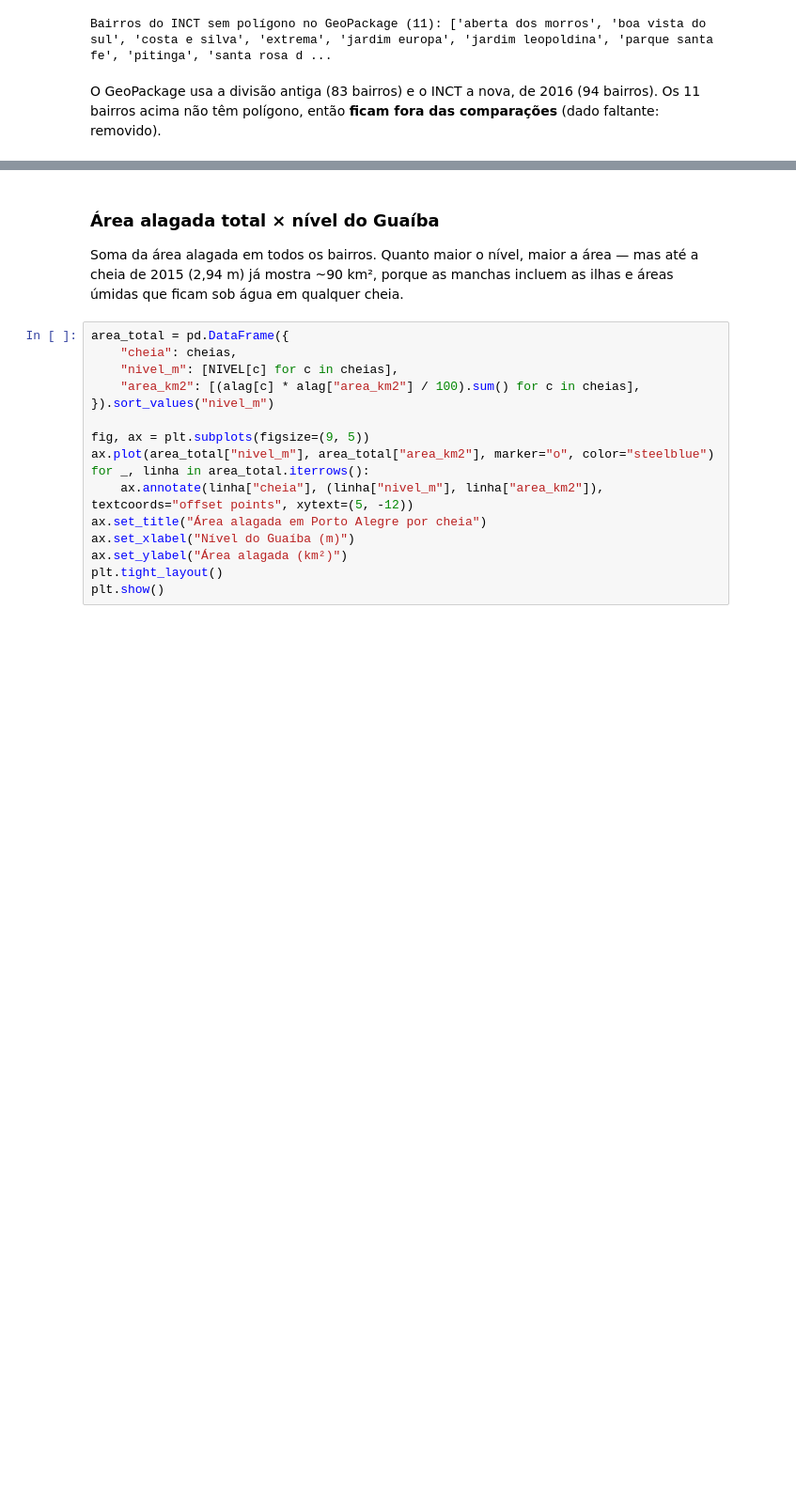
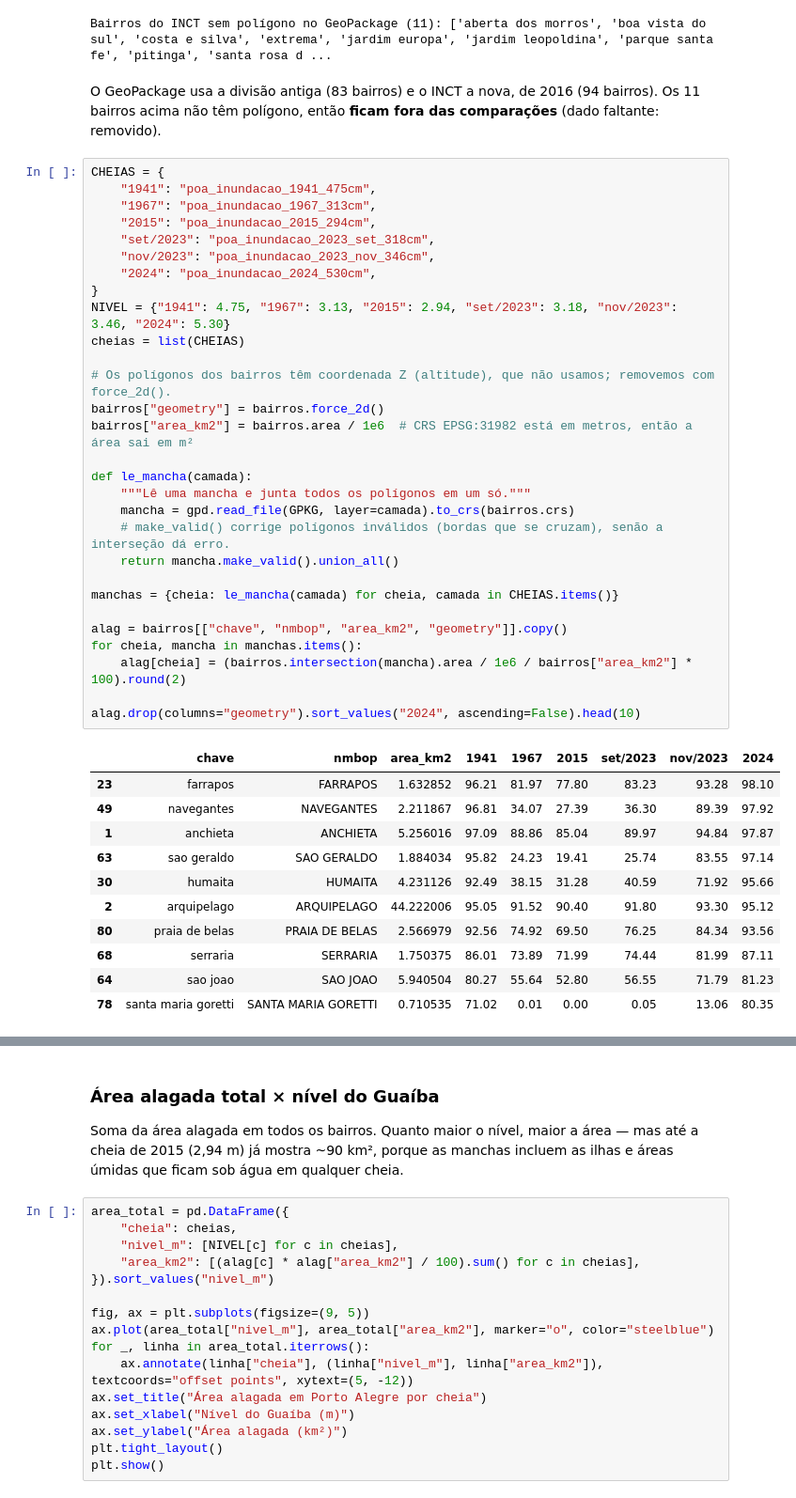
Before and after one commit to FernandoJungLau/projeto-enchentes, a Jupyter notebook: notebooks/analise_exploratoria_zenodo.ipynb, the cells around one changed output, grey strips where cells are left out. Shown at 94% size. Saved outputs shown, nothing was run; the diff lists cells and outputs as text; blank space fills up the shorter version.

```diff
--- a/notebooks/analise_exploratoria_zenodo.ipynb
+++ b/notebooks/analise_exploratoria_zenodo.ipynb
@@ -72,3 +70,44 @@ Bairros do INCT sem polígono no GeoPackage (11): ['aberta dos morros', 'boa vis
 # %% [markdown]
 O GeoPackage usa a divisão antiga (83 bairros) e o INCT a nova, de 2016 (94 bairros).
 Os 11 bairros acima não têm polígono, então **ficam fora das comparações** (dado faltante: removido).
+# %%
+CHEIAS = {
+    "1941": "poa_inundacao_1941_475cm",
+    "1967": "poa_inundacao_1967_313cm",
+    "2015": "poa_inundacao_2015_294cm",
+    "set/2023": "poa_inundacao_2023_set_318cm",
+    "nov/2023": "poa_inundacao_2023_nov_346cm",
+    "2024": "poa_inundacao_2024_530cm",
+}
+NIVEL = {"1941": 4.75, "1967": 3.13, "2015": 2.94, "set/2023": 3.18, "nov/2023": 3.46, "2024": 5.30}
+cheias = list(CHEIAS)
+
+# Os polígonos dos bairros têm coordenada Z (altitude), que não usamos; removemos com force_2d().
+bairros["geometry"] = bairros.force_2d()
+bairros["area_km2"] = bairros.area / 1e6  # CRS EPSG:31982 está em metros, então a área sai em m²
+
+def le_mancha(camada):
+    """Lê uma mancha e junta todos os polígonos em um só."""
+    mancha = gpd.read_file(GPKG, layer=camada).to_crs(bairros.crs)
+    # make_valid() corrige polígonos inválidos (bordas que se cruzam), senão a interseção dá erro.
+    return mancha.make_valid().union_all()
+
+manchas = {cheia: le_mancha(camada) for cheia, camada in CHEIAS.items()}
+
+alag = bairros[["chave", "nmbop", "area_km2", "geometry"]].copy()
+for cheia, mancha in manchas.items():
+    alag[cheia] = (bairros.intersection(mancha).area / 1e6 / bairros["area_km2"] * 100).round(2)
+
+alag.drop(columns="geometry").sort_values("2024", ascending=False).head(10)
+# %% [output]
+|  | chave | nmbop | area_km2 | 1941 | 1967 | 2015 | set/2023 | nov/2023 | 2024 |
+| 23 | farrapos | FARRAPOS | 1.632852 | 96.21 | 81.97 | 77.80 | 83.23 | 93.28 | 98.10 |
+| 49 | navegantes | NAVEGANTES | 2.211867 | 96.81 | 34.07 | 27.39 | 36.30 | 89.39 | 97.92 |
+| 1 | anchieta | ANCHIETA | 5.256016 | 97.09 | 88.86 | 85.04 | 89.97 | 94.84 | 97.87 |
+| 63 | sao geraldo | SAO GERALDO | 1.884034 | 95.82 | 24.23 | 19.41 | 25.74 | 83.55 | 97.14 |
+| 30 | humaita | HUMAITA | 4.231126 | 92.49 | 38.15 | 31.28 | 40.59 | 71.92 | 95.66 |
+| 2 | arquipelago | ARQUIPELAGO | 44.222006 | 95.05 | 91.52 | 90.40 | 91.80 | 93.30 | 95.12 |
+| 80 | praia de belas | PRAIA DE BELAS | 2.566979 | 92.56 | 74.92 | 69.50 | 76.25 | 84.34 | 93.56 |
+| 68 | serraria | SERRARIA | 1.750375 | 86.01 | 73.89 | 71.99 | 74.44 | 81.99 | 87.11 |
+| 64 | sao joao | SAO JOAO | 5.940504 | 80.27 | 55.64 | 52.80 | 56.55 | 71.79 | 81.23 |
+| 78 | santa maria goretti | SANTA MARIA GORETTI | 0.710535 | 71.02 | 0.01 | 0.00 | 0.05 | 13.06 | 80.35 |
```
Also changed, not shown: parts of 12 cells of this notebook, 1 other file.
